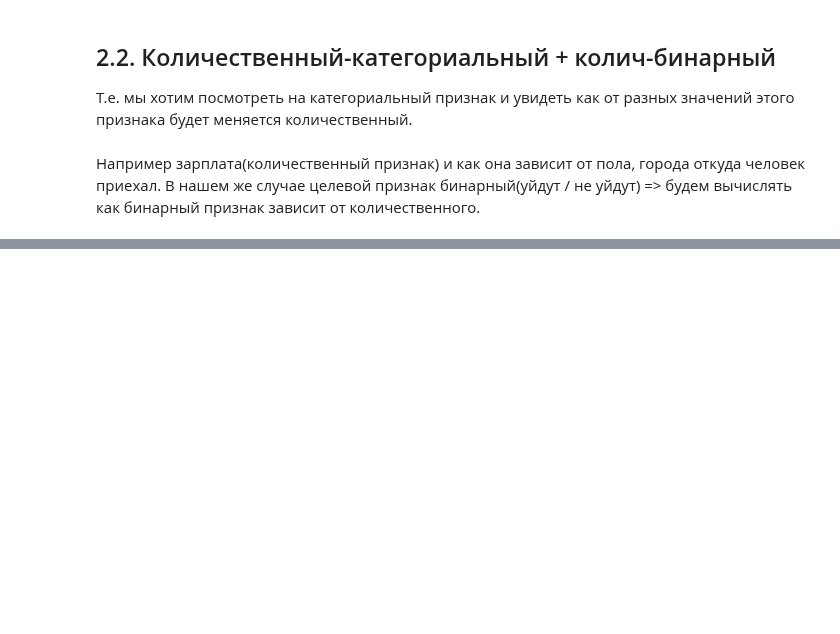
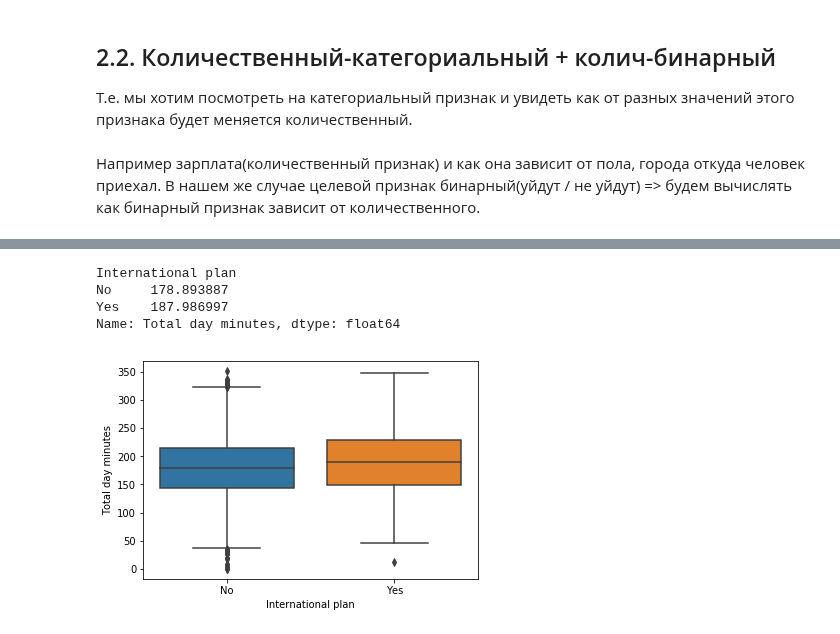
Before and after one commit to disp1air/Linal_ML, a Jupyter notebook: open_ds/2/ex_1.ipynb, the cells around one changed output, grey strips where cells are left out. Saved outputs shown, nothing was run; the diff lists cells and outputs as text; code cells hidden in the pictures; blank space fills up the shorter version.

```diff
--- a/open_ds/2/ex_1.ipynb
+++ b/open_ds/2/ex_1.ipynb
@@ -211,0 +220,11 @@ sns.heatmap(df.corr());
+# %%
+df.groupby('International plan')['Total day minutes'].mean()
+# %% [output]
+International plan
+No     178.893887
+Yes    187.986997
+Name: Total day minutes, dtype: float64
+# %%
+sns.boxplot(x='International plan', y='Total day minutes', data=df);
+# %% [output]
+[figure, added]
```
Also changed, not shown: parts of 7 cells of this notebook, 2 other files.
